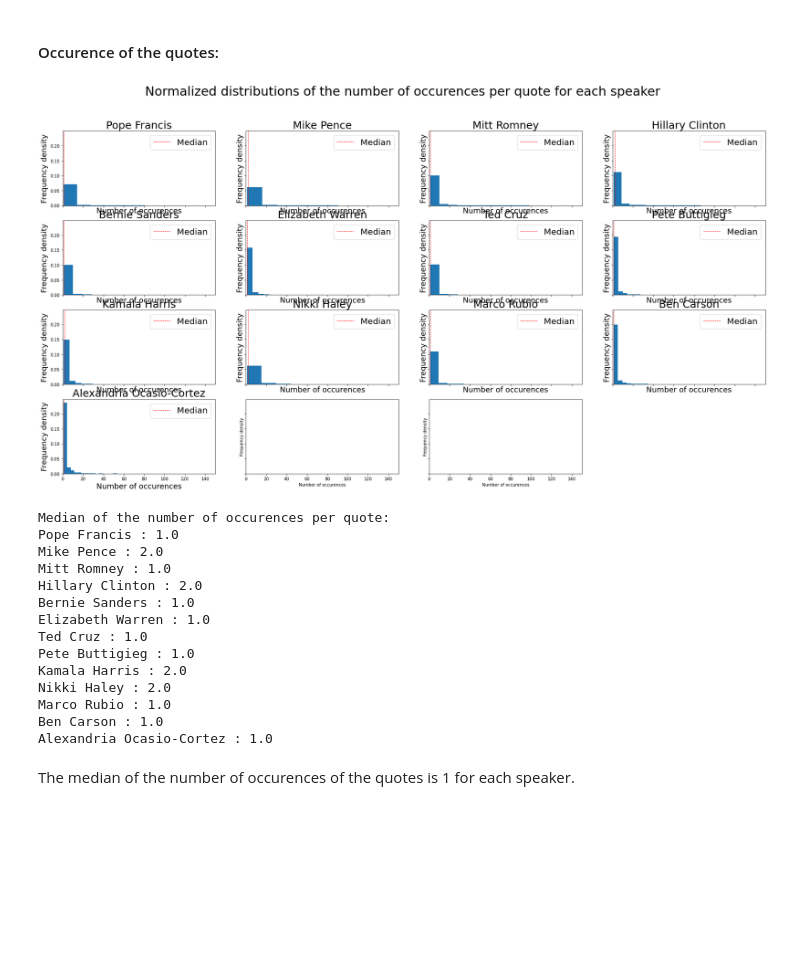
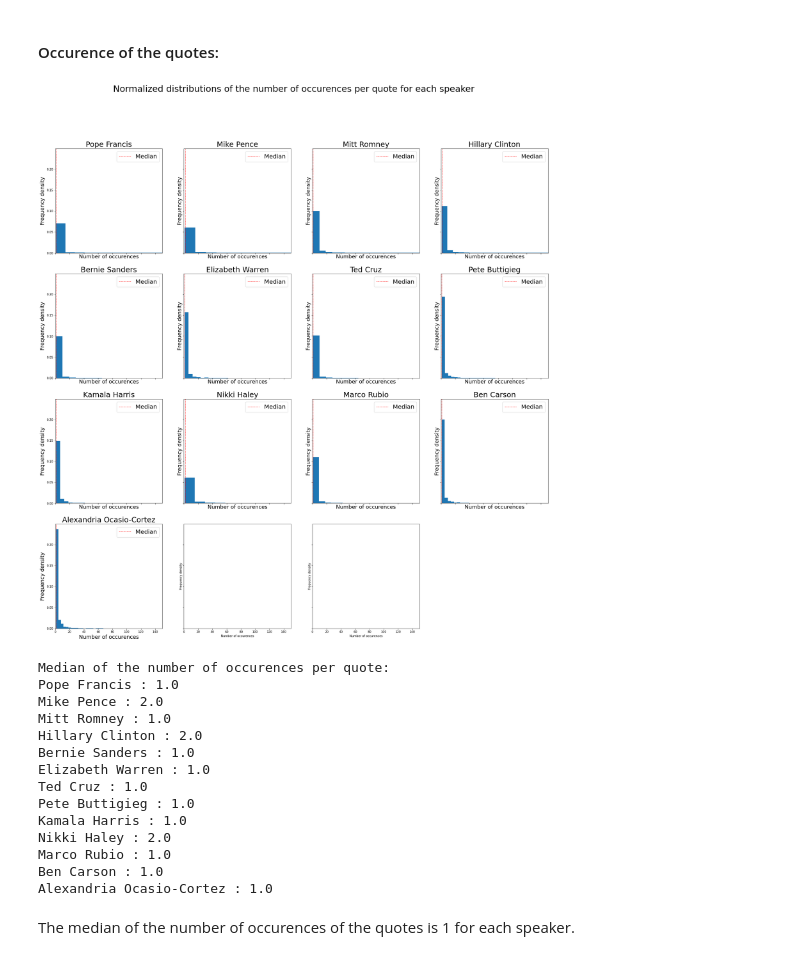
Before and after one commit to paulmoreau40/Applied-Data-Analysis-project-EPFL, a Jupyter notebook: src/Milestone_3.ipynb, the cells around one changed output. Saved outputs shown, nothing was run; the diff lists cells and outputs as text; code cells hidden in the pictures; blank space fills up the shorter version.

```diff
--- a/src/Milestone_3.ipynb
+++ b/src/Milestone_3.ipynb
@@ -155,3 +165,10 @@ new_df = new_df.astype({'probability': 'float64', 'second_probability': 'float64
+# %%
+new_df.loc[new_df.speaker == 'Sen. Kamala Harris', 'speaker'] = 'Kamala Harris'
+new_df.loc[new_df.speaker == 'kamala harris', 'speaker'] = 'Kamala Harris'
+new_df.loc[new_df.speaker == 'pete buttigieg', 'speaker'] = 'Pete Buttigieg'
+new_df.loc[new_df.speaker == 'nikki haley', 'speaker'] = 'Nikki Haley'
+new_df.loc[new_df.speaker == 'ben carson', 'speaker'] = 'Ben Carson'
+new_df.loc[new_df.speaker == 'marco rubio', 'speaker'] = 'Marco Rubio'
 # %% [markdown]
 ## First glance at the data
 # %% [markdown]
@@ -162,7 +179,7 @@ First, we plot the distribution of the number of words per quote for each speake
 speakers = ['Pope Francis','Mike Pence','Mitt Romney','Hillary Clinton','Bernie Sanders','Elizabeth Warren',
             'Ted Cruz', 'Pete Buttigieg', 'Kamala Harris', 'Nikki Haley', 'Marco Rubio', 'Ben Carson', 'Alexandria Ocasio-Cortez']
 # %%
-fig, axs = plt.subplots(4,4, figsize=(30, 15), sharex=True, sharey=True)
+fig, axs = plt.subplots(4,4, figsize=(25, 25), sharex=True, sharey=True)
 fig.suptitle('Normalized distributions of the number of words per quote for each speaker', size = 30)
 
 axs = axs.ravel()
@@ -220,5 +237,5 @@ _ = plt.title("Boxplot of probability for the first speaker")
 # %%
-fig, axs = plt.subplots(4,4, figsize=(30, 15), sharey=True)
+fig, axs = plt.subplots(4,4, figsize=(30, 30), sharey=True)
 fig.suptitle('Normalized distributions of probability for each speaker', size = 30)
 
 axs = axs.ravel()
@@ -242,29 +259,29 @@ Speakers share quite similar distributions in their quote attribution probabilit
 # %% [markdown]
 #### Occurence of the quotes:
 # %%
-fig, axs = plt.subplots(4,4, figsize=(30, 15), sharex=True, sharey=True)
+fig, axs = plt.subplots(4,4, figsize=(30, 30), sharex=True, sharey=True)
 fig.suptitle('Normalized distributions of the number of occurences per quote for each speaker', size = 30)
 
 axs = axs.ravel()
 
 for i in range(len(speakers)):
     data = new_df[new_df.speaker == speakers[i]].nbr_occurences
     med = data.median()
     axs[i].set_xlim((0,150))
     axs[i].hist(data, density = True, bins = 200)
     axs[i].axvline(x = med, color = 'r', linestyle = 'dashed', linewidth = 1, label='Median')
     axs[i].legend(loc='upper right',prop={'size': 20})
     axs[i].set_title(speakers[i], size = 25)
     axs[i].yaxis.label.set_size(18)
     axs[i].xaxis.label.set_size(18)
 
 for ax in axs.flat:
     ax.set(xlabel='Number of occurences', ylabel='Frequency density')
 
 
 fig.delaxes(axs[-1])
 # %% [output]
-[figure, old version]
+[figure, new version]
 # %%
 print("Median of the number of occurences per quote:")
 for i in range(len(speakers)):
@@ -279,7 +296,7 @@ Bernie Sanders : 1.0
 Elizabeth Warren : 1.0
 Ted Cruz : 1.0
 Pete Buttigieg : 1.0
-Kamala Harris : 2.0
+Kamala Harris : 1.0
 Nikki Haley : 2.0
 Marco Rubio : 1.0
 Ben Carson : 1.0
```
Also changed, not shown: parts of 23 cells of this notebook.
